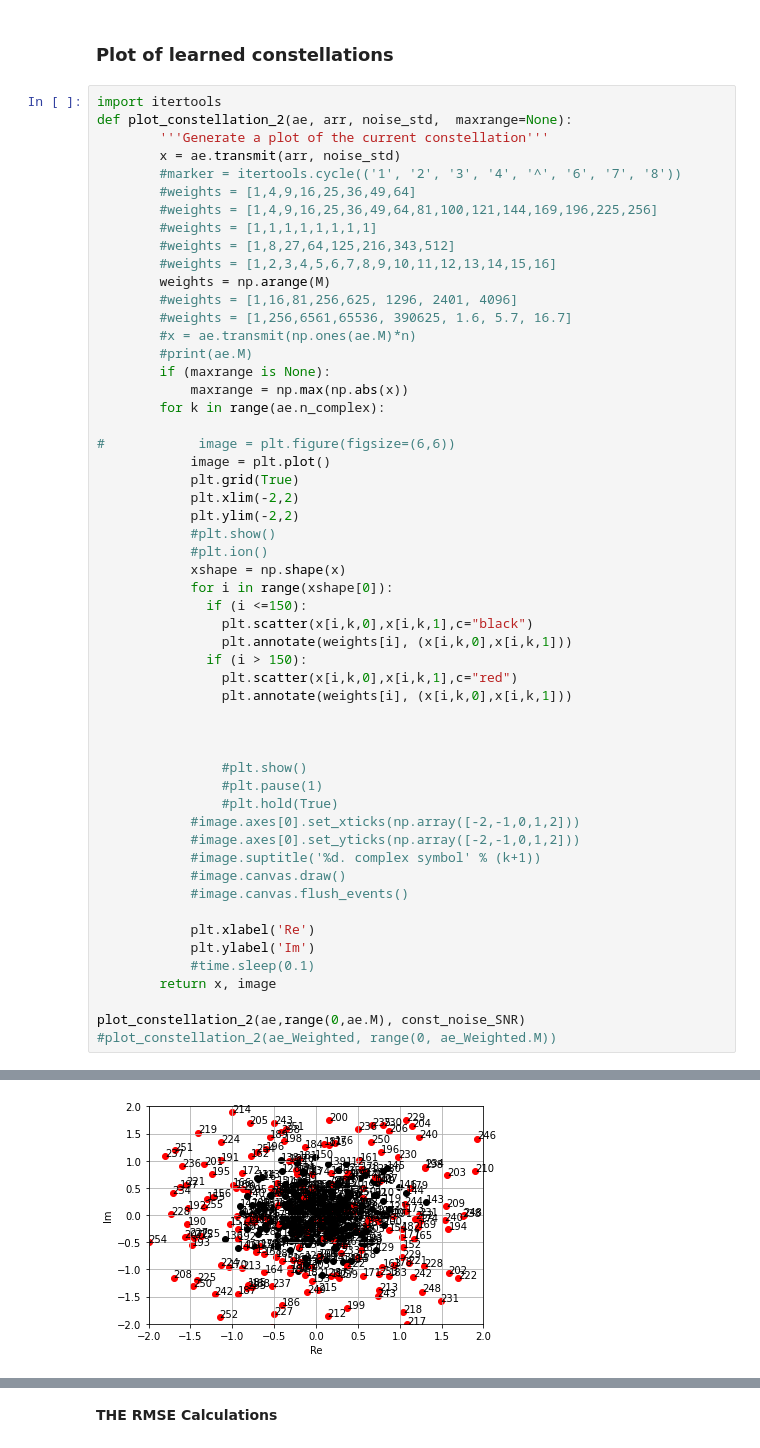
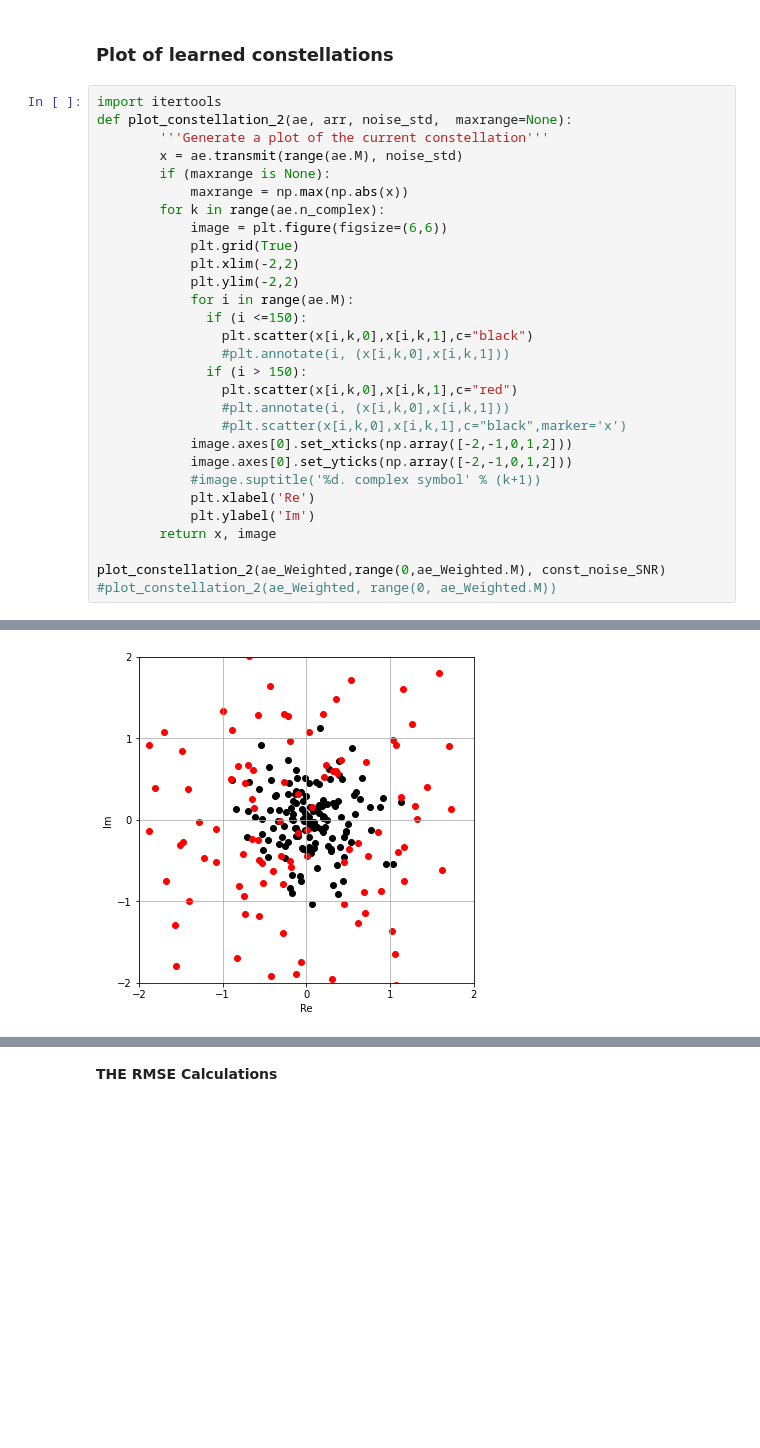
Before and after one commit to neelabhro/Deep-Learning-based-Wireless-Communications, a Jupyter notebook: SPL_w_100mW_200k.ipynb, the cells around one changed output, grey strips where cells are left out. Cells and saved outputs as stored; diff of their text form; blank space fills up the shorter version.

```diff
--- a/SPL_w_100mW_200k.ipynb
+++ b/SPL_w_100mW_200k.ipynb
@@ -1171,54 +1171,29 @@ INFO:tensorflow:Restoring parameters from models/ae_k_8_n_4
 import itertools
 def plot_constellation_2(ae, arr, noise_std,  maxrange=None):
         '''Generate a plot of the current constellation'''
-        x = ae.transmit(arr, noise_std)
-        #marker = itertools.cycle(('1', '2', '3', '4', '^', '6', '7', '8'))
-        #weights = [1,4,9,16,25,36,49,64]
-        #weights = [1,4,9,16,25,36,49,64,81,100,121,144,169,196,225,256]
-        #weights = [1,1,1,1,1,1,1,1]
-        #weights = [1,8,27,64,125,216,343,512]
-        #weights = [1,2,3,4,5,6,7,8,9,10,11,12,13,14,15,16]
-        weights = np.arange(M)
-        #weights = [1,16,81,256,625, 1296, 2401, 4096]
-        #weights = [1,256,6561,65536, 390625, 1.6, 5.7, 16.7]
-        #x = ae.transmit(np.ones(ae.M)*n)
-        #print(ae.M)
+        x = ae.transmit(range(ae.M), noise_std)
         if (maxrange is None):
             maxrange = np.max(np.abs(x))
         for k in range(ae.n_complex):
-
-#            image = plt.figure(figsize=(6,6))
-            image = plt.plot()
+            image = plt.figure(figsize=(6,6))
             plt.grid(True)
             plt.xlim(-2,2)
             plt.ylim(-2,2)
-            #plt.show()
-            #plt.ion()
-            xshape = np.shape(x)
-            for i in range(xshape[0]):
+            for i in range(ae.M):
               if (i <=150):
                 plt.scatter(x[i,k,0],x[i,k,1],c="black")
-                plt.annotate(weights[i], (x[i,k,0],x[i,k,1]))
+                #plt.annotate(i, (x[i,k,0],x[i,k,1]))
               if (i > 150):
                 plt.scatter(x[i,k,0],x[i,k,1],c="red")
-                plt.annotate(weights[i], (x[i,k,0],x[i,k,1]))
-
-
-
-                #plt.show()
-                #plt.pause(1)
-                #plt.hold(True)
-            #image.axes[0].set_xticks(np.array([-2,-1,0,1,2]))
-            #image.axes[0].set_yticks(np.array([-2,-1,0,1,2]))
+                #plt.annotate(i, (x[i,k,0],x[i,k,1]))
+                #plt.scatter(x[i,k,0],x[i,k,1],c="black",marker='x')
+            image.axes[0].set_xticks(np.array([-2,-1,0,1,2]))
+            image.axes[0].set_yticks(np.array([-2,-1,0,1,2]))
             #image.suptitle('%d. complex symbol' % (k+1))
-            #image.canvas.draw()
-            #image.canvas.flush_events()
-
             plt.xlabel('Re')
             plt.ylabel('Im')
-            #time.sleep(0.1)
         return x, image
 
-plot_constellation_2(ae,range(0,ae.M), const_noise_SNR)
+plot_constellation_2(ae_Weighted,range(0,ae_Weighted.M), const_noise_SNR)
 #plot_constellation_2(ae_Weighted, range(0, ae_Weighted.M))
 # %% [output]
@@ -1245 +1220 @@ plot_constellation_2(ae,range(0,ae.M), const_noise_SNR)
-[figure, old version]
+[figure, new version]
```
Also changed, not shown: parts of 1 cell of this notebook.
